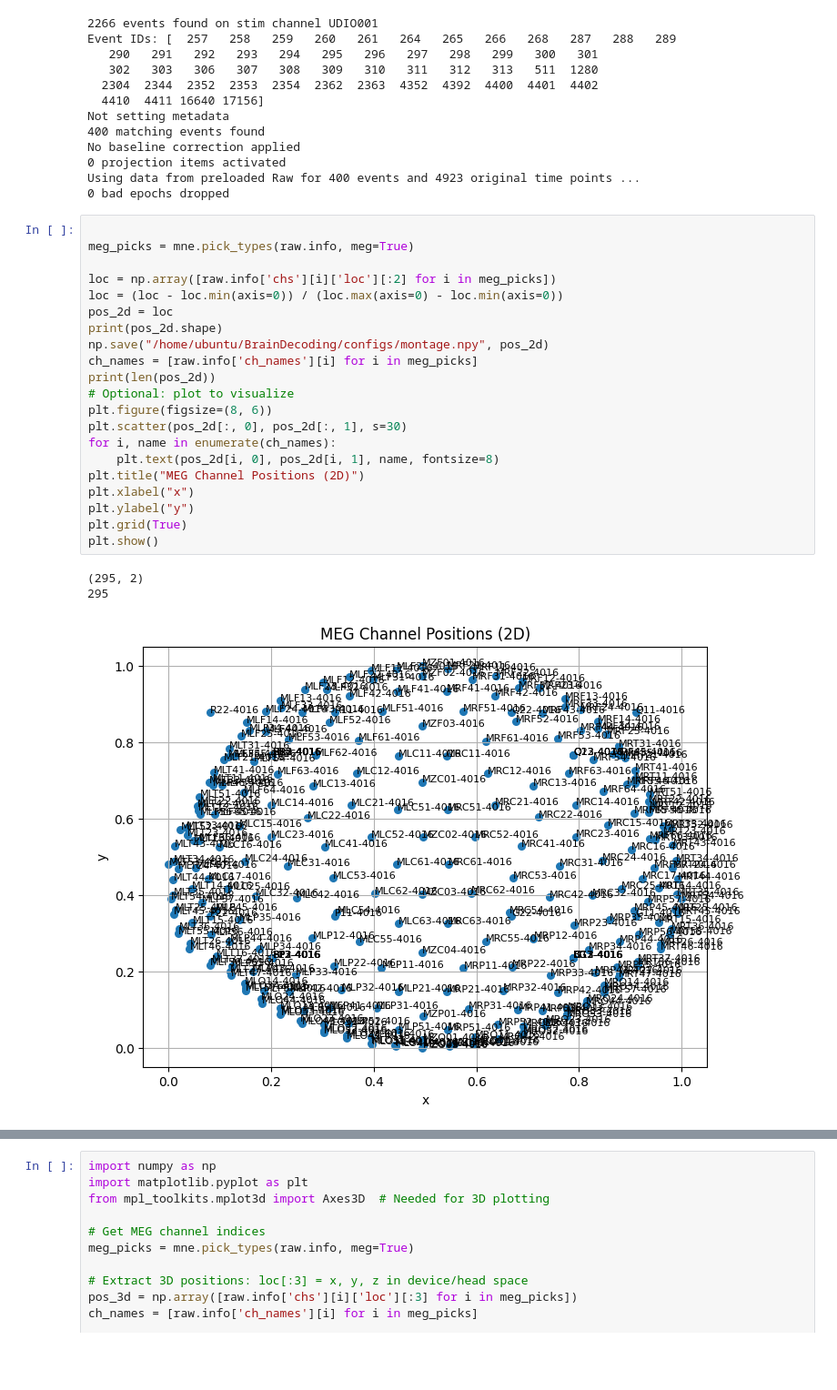
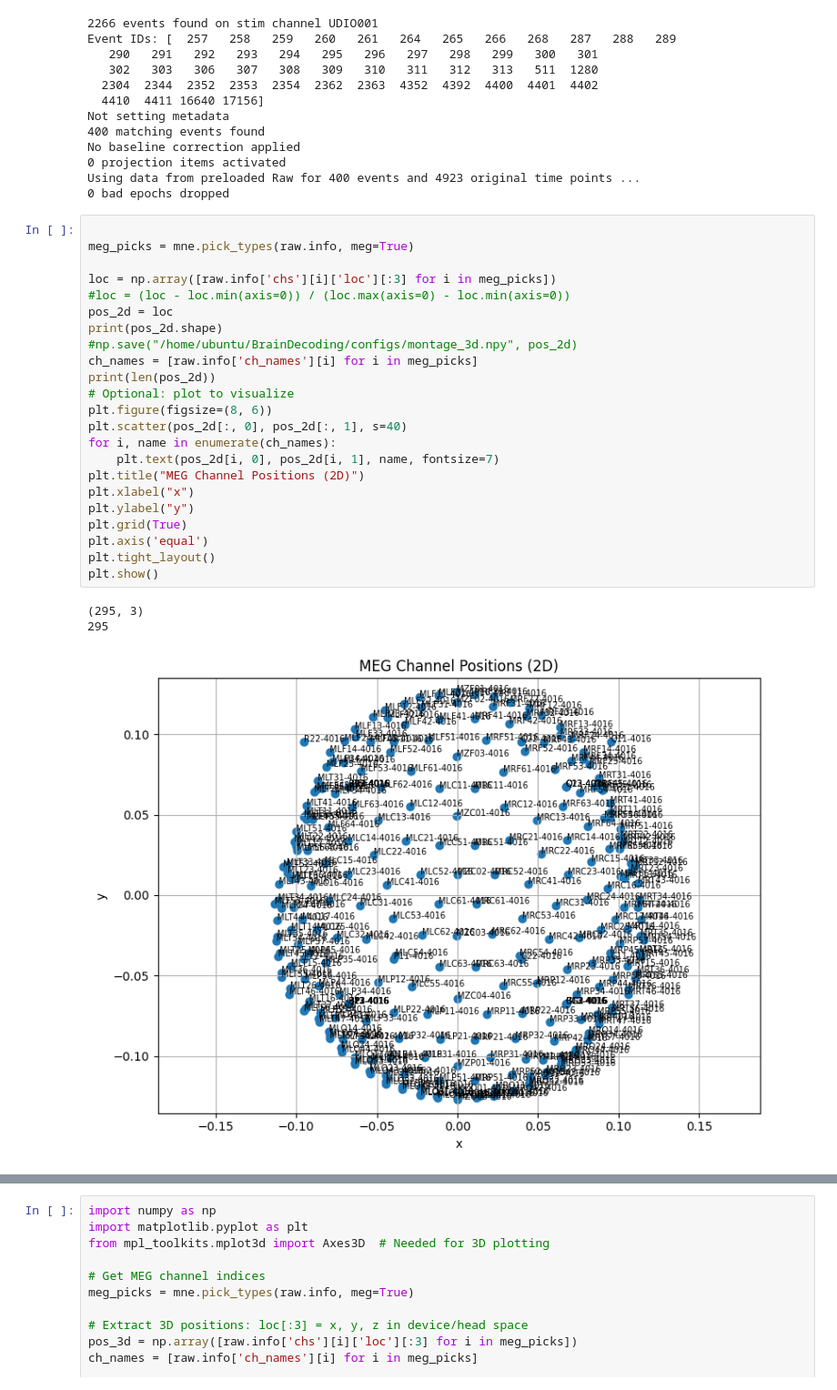
Before and after one commit to GustavKS/BrainDecoding, a Jupyter notebook: notebooks/finale.ipynb, the cells around one changed output, grey strips where cells are left out. Shown at 91% size. Drawn from its saved outputs; the diff is of its cells as text; blank space fills up the shorter version.

Commit message:
spatial plot

```diff
--- a/notebooks/finale.ipynb
+++ b/notebooks/finale.ipynb
@@ -92,25 +92,27 @@ Using data from preloaded Raw for 400 events and 4923 original time points ...
 # %%
 
 meg_picks = mne.pick_types(raw.info, meg=True)
 
-loc = np.array([raw.info['chs'][i]['loc'][:2] for i in meg_picks])
-loc = (loc - loc.min(axis=0)) / (loc.max(axis=0) - loc.min(axis=0))
+loc = np.array([raw.info['chs'][i]['loc'][:3] for i in meg_picks])
+#loc = (loc - loc.min(axis=0)) / (loc.max(axis=0) - loc.min(axis=0))
 pos_2d = loc
 print(pos_2d.shape)
-np.save("/home/ubuntu/BrainDecoding/configs/montage.npy", pos_2d)
+#np.save("/home/ubuntu/BrainDecoding/configs/montage_3d.npy", pos_2d)
 ch_names = [raw.info['ch_names'][i] for i in meg_picks]
 print(len(pos_2d))
 # Optional: plot to visualize
 plt.figure(figsize=(8, 6))
-plt.scatter(pos_2d[:, 0], pos_2d[:, 1], s=30)
+plt.scatter(pos_2d[:, 0], pos_2d[:, 1], s=40)
 for i, name in enumerate(ch_names):
-    plt.text(pos_2d[i, 0], pos_2d[i, 1], name, fontsize=8)
+    plt.text(pos_2d[i, 0], pos_2d[i, 1], name, fontsize=7)
 plt.title("MEG Channel Positions (2D)")
 plt.xlabel("x")
 plt.ylabel("y")
 plt.grid(True)
+plt.axis('equal')
+plt.tight_layout()
 plt.show()
 # %% [output]
-(295, 2)
+(295, 3)
 295
-[figure, old version]
+[figure, new version]
```
Also changed, not shown: parts of 5 cells of this notebook, 17 other files.
